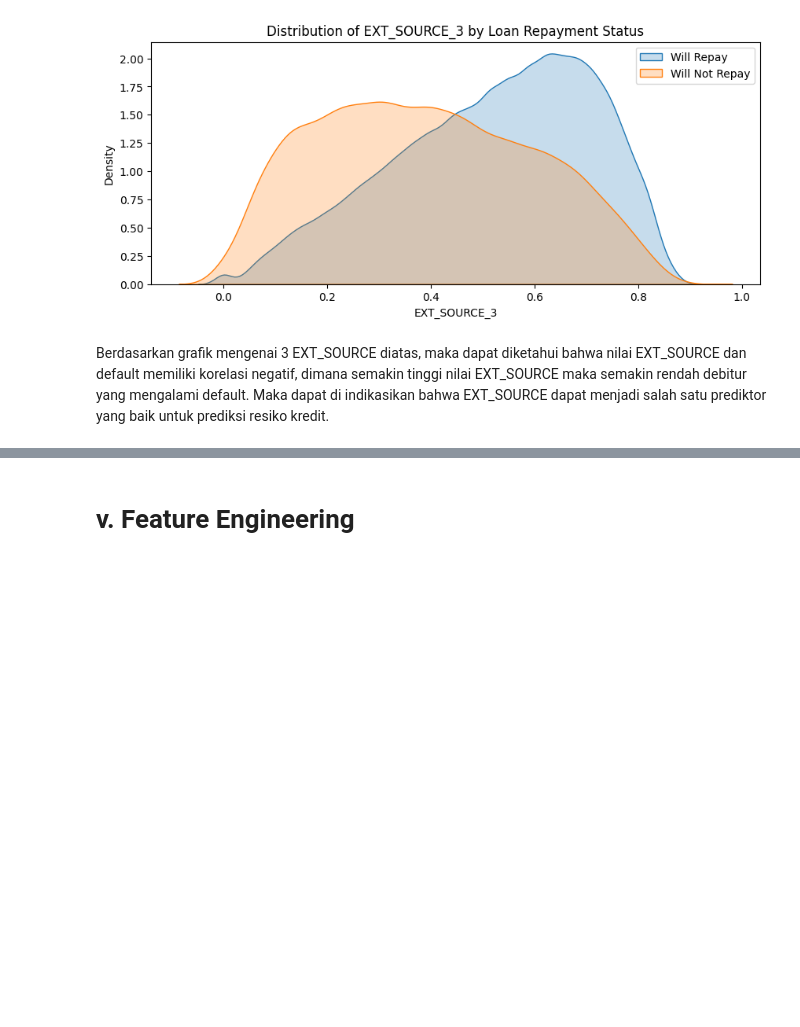
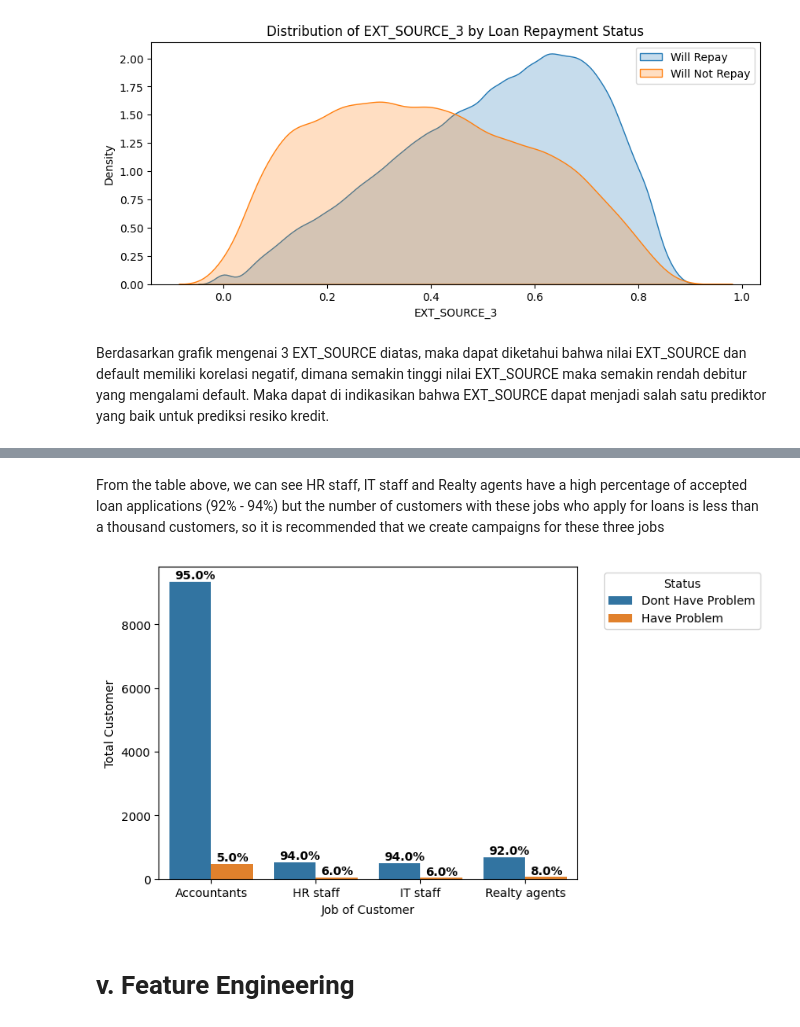
Before and after one commit to kodokgodog/Project, a Jupyter notebook: Credit Home/Home_credit_modelling.ipynb, the cells around one changed output, grey strips where cells are left out. Cells and saved outputs as stored; diff of their text form; code cells hidden in the pictures; blank space fills up the shorter version.

```diff
--- a/Credit Home/Home_credit_modelling.ipynb
+++ b/Credit Home/Home_credit_modelling.ipynb
@@ -635,0 +638,16 @@ Berdasarkan grafik mengenai 3 EXT_SOURCE diatas, maka dapat diketahui bahwa nila
+# %%
+ot = application_train.groupby(['TARGET', 'OCCUPATION_TYPE'])['CODE_GENDER'].count().reset_index().sort_values(by=['OCCUPATION_TYPE', 'TARGET'])
+ot.rename(columns = {'CODE_GENDER' : 'Customers'}, inplace=True)
+
+name_of_ot = list(ot['OCCUPATION_TYPE'].unique())
+percentage = []
+
+for i in name_of_ot:
+    data = ot[ot['OCCUPATION_TYPE'] == i]
+    total = data['Customers'].sum()
+    for x,y in enumerate(data['Customers']):
+        pct = round(y / total, 2)
+        percentage.append(pct)
+
+ot['percentage'] = percentage
+ot
@@ -636,3 +668,32 @@ Berdasarkan grafik mengenai 3 EXT_SOURCE diatas, maka dapat diketahui bahwa nila
+# %% [markdown]
+From the table above, we can see HR staff, IT staff and Realty agents have a high percentage of accepted loan applications (92% - 94%) but the number of customers with these jobs who apply for loans is less than a thousand customers, so it is recommended that we create campaigns for these three jobs
+# %%
+ot_2 = ot[ot['OCCUPATION_TYPE'].isin(['HR staff', 'IT staff', 'Realty agents', 'Accountants'])]
+ot_2 = ot_2.reset_index()
+ot_2.drop(columns = 'index', inplace=True)
+
+mapping_target = {
+    1 : 'Have Problem',
+    0 : 'Dont Have Problem'
+}
+
+ot_2['TARGET'] = ot_2['TARGET'].map(mapping_target)
+
+
+ax = sns.barplot(x = 'OCCUPATION_TYPE', y= 'Customers', hue= 'TARGET', data = ot_2)
+plt.xlabel('Job of Customer')
+plt.ylabel('Total Customer')
+plt.legend(title = 'Status', bbox_to_anchor = (1.45,1))
+
+for i, v in enumerate(ot_2['Customers']):
+    if i%2 == 0:
+        plt.text(i/2 - 0.35, v + 100, s= str(ot_2['percentage'][i]* 100) + '%', color='black', fontweight='bold')
+    else:
+        plt.text(i/2 - 0.45, v + 100, s= str(ot_2['percentage'][i] * 100) + '%', color='black', fontweight='bold')
+
+plt.show(ax)
+# %% [output]
+[figure, added]
 # %% [markdown]
 # v. Feature Engineering
 # %%
```
Also changed, not shown: parts of 8 cells of this notebook, 1 other file.
